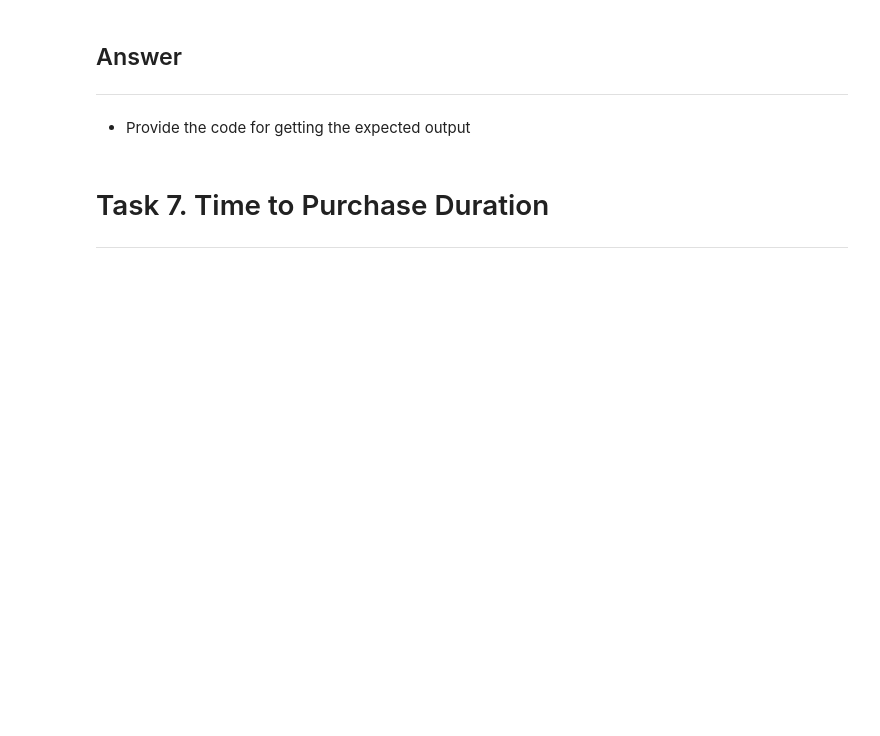
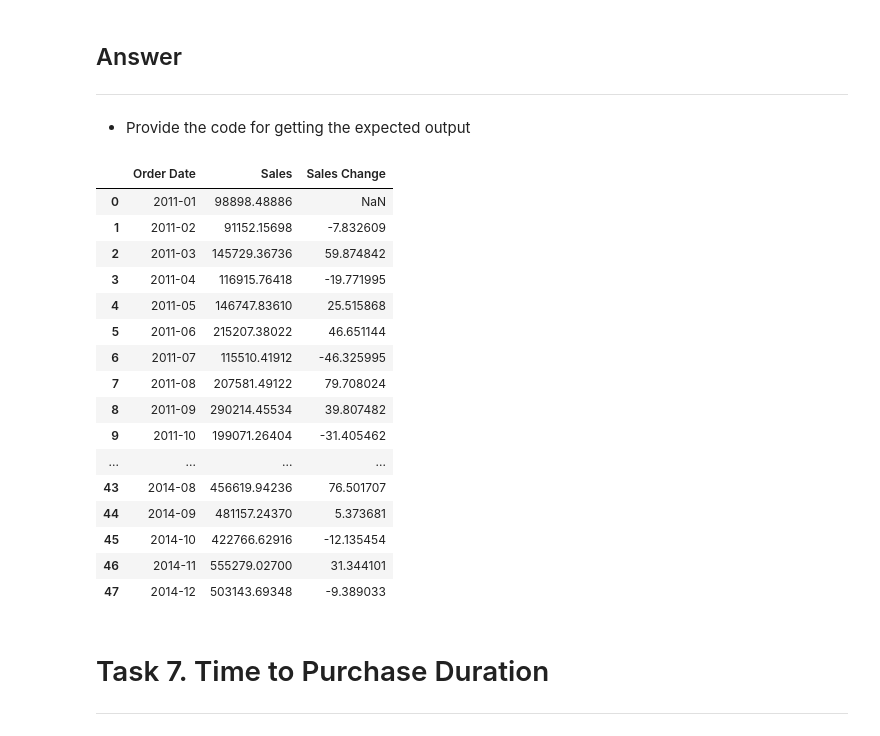
Before and after one commit to rbennum/data-wrangling-lesson, a Jupyter notebook: mentoring-week-6/Week_6_JPP_Data_Viz_&_Wrangling.ipynb, the cells around one changed output. Saved outputs shown, nothing was run; the diff lists cells and outputs as text; code cells hidden in the pictures; blank space fills up the shorter version.

```diff
--- a/mentoring-week-6/Week_6_JPP_Data_Viz_&_Wrangling.ipynb
+++ b/mentoring-week-6/Week_6_JPP_Data_Viz_&_Wrangling.ipynb
@@ -798,3 +825,28 @@ With the first 12 entry of the final data is
+# %%
+data = pd.read_csv('Global_Superstore2.csv', parse_dates=['Order Date'], encoding='latin-1')
+data.sort_values(by='Order Date', inplace=True)
+data['Order Date'] = data['Order Date'].dt.strftime('%Y-%m')
+sales_summary = data.groupby('Order Date')['Sales'].sum().reset_index()
+sales_summary['Sales Change'] = sales_summary['Sales'].diff()/sales_summary['Sales'].shift(1) * 100
+sales_summary
+# %% [output]
+|  | Order Date | Sales | Sales Change |
+| 0 | 2011-01 | 98898.48886 | NaN |
+| 1 | 2011-02 | 91152.15698 | -7.832609 |
+| 2 | 2011-03 | 145729.36736 | 59.874842 |
+| 3 | 2011-04 | 116915.76418 | -19.771995 |
+| 4 | 2011-05 | 146747.83610 | 25.515868 |
+| 5 | 2011-06 | 215207.38022 | 46.651144 |
+| 6 | 2011-07 | 115510.41912 | -46.325995 |
+| 7 | 2011-08 | 207581.49122 | 79.708024 |
+| 8 | 2011-09 | 290214.45534 | 39.807482 |
+| 9 | 2011-10 | 199071.26404 | -31.405462 |
+| ... | ... | ... | ... |
+| 43 | 2014-08 | 456619.94236 | 76.501707 |
+| 44 | 2014-09 | 481157.24370 | 5.373681 |
+| 45 | 2014-10 | 422766.62916 | -12.135454 |
+| 46 | 2014-11 | 555279.02700 | 31.344101 |
+| 47 | 2014-12 | 503143.69348 | -9.389033 |
 # %% [markdown]
 # Task 7. Time to Purchase Duration
 
```
Also changed, not shown: parts of 9 cells of this notebook.
